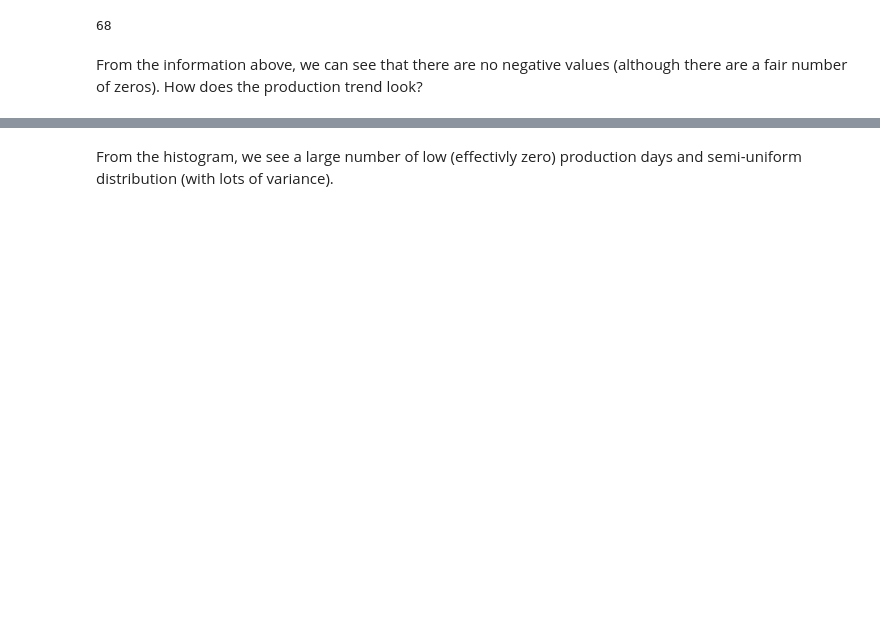
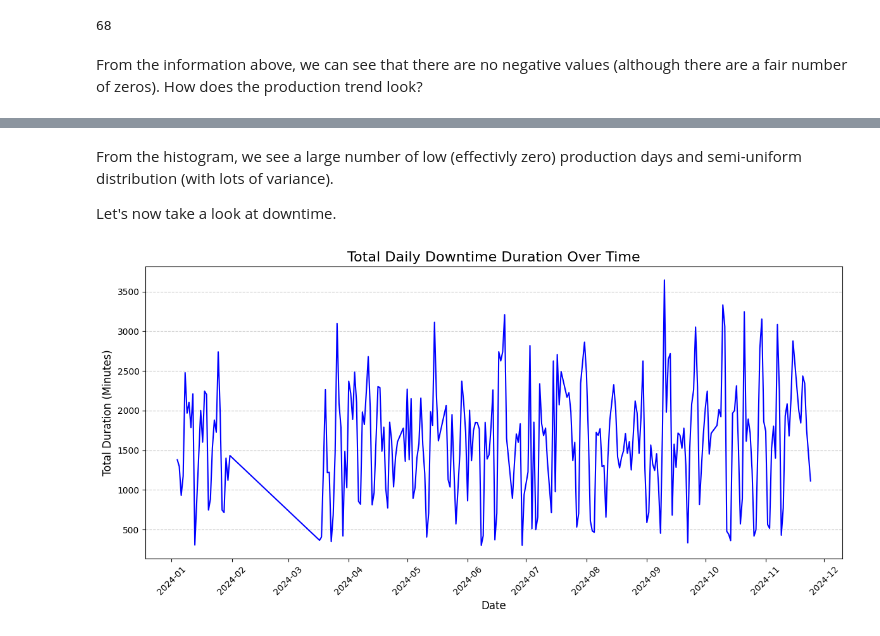
Before and after one commit to eliasforsberg/quarry-eda, a Jupyter notebook: eda.ipynb, the cells around one changed output, grey strips where cells are left out. Cells and saved outputs as stored; diff of their text form; code cells hidden in the pictures; blank space fills up the shorter version.

```diff
--- a/eda.ipynb
+++ b/eda.ipynb
@@ -143,3 +137,21 @@ plt.show()
 # %% [markdown]
 From the histogram, we see a large number of low (effectivly zero) production days and semi-uniform distribution (with lots of variance).
+
+Let's now take a look at downtime.
+# %%
+# Group by "Date" and sum the downtime durations
+daily_downtime = dfdown.groupby("Date")["Duration (minutes)"].sum().reset_index()
+
+# Plot the trend over time
+plt.figure(figsize=(12, 6))
+sns.lineplot(data=daily_downtime, x="Date", y="Duration (minutes)", color="blue")
+plt.title("Total Daily Downtime Duration Over Time", fontsize=16)
+plt.xlabel("Date", fontsize=12)
+plt.ylabel("Total Duration (Minutes)", fontsize=12)
+plt.xticks(rotation=45)
+plt.grid(axis='y', linestyle="--", alpha=0.7)
+plt.tight_layout()
+plt.show()
+# %% [output]
+[figure, added]
 # %%
```
Also changed, not shown: parts of 15 cells of this notebook.
